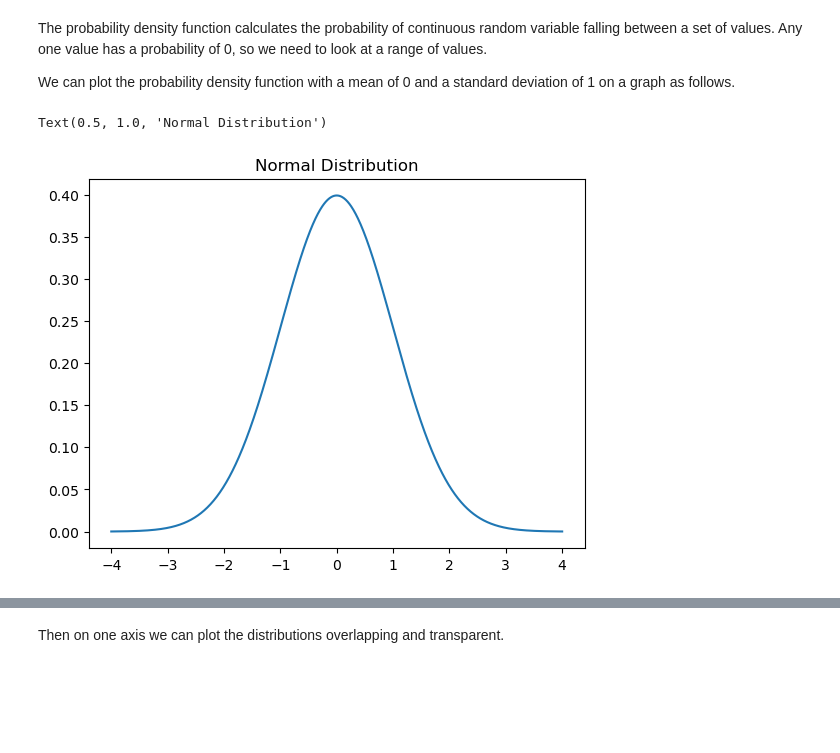
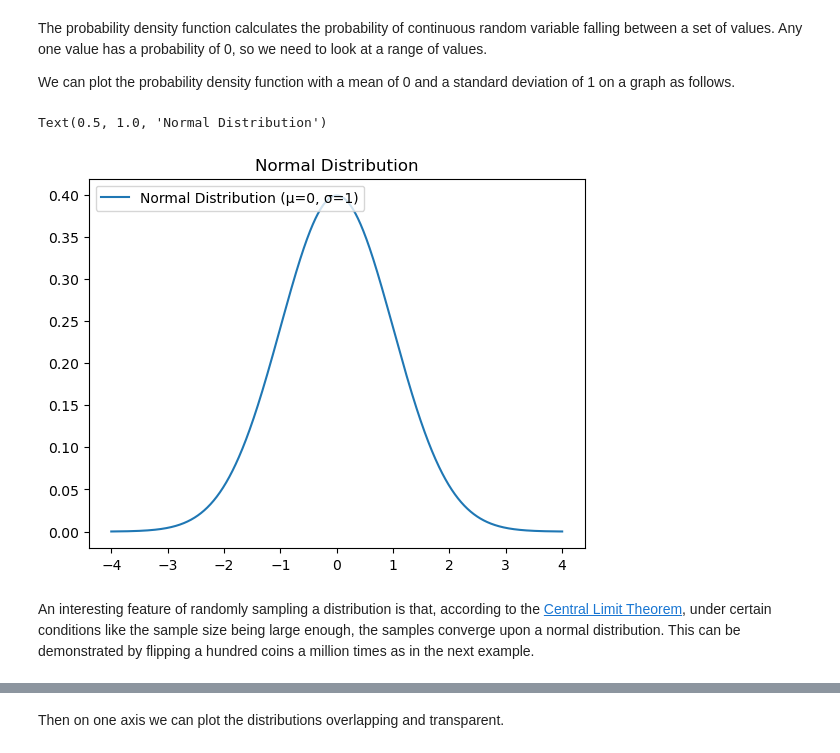
Before and after one commit to CeamanCollins/applied-statistics-assessment, a Jupyter notebook: problems.ipynb, the cells around one changed output, grey strips where cells are left out. Saved outputs shown, nothing was run; the diff lists cells and outputs as text; code cells hidden in the pictures; blank space fills up the shorter version.

```diff
--- a/problems.ipynb
+++ b/problems.ipynb
@@ -244,12 +227,15 @@ We can plot the probability density function with a mean of 0 and a standard dev
 # %%
 # Creating an array of 1001 x values from -4 to 4.
 x = np.linspace(-4, 4, 1001)
 # Calculating the corresponding y values using the probability density function.
 y = f(x)
 
 # Plotting the normal distribution.
 plt.plot(x, y, label='Normal Distribution (μ=0, σ=1)')
+plt.legend(loc='upper left')
 plt.title('Normal Distribution')
 # %% [output]
 Text(0.5, 1.0, 'Normal Distribution')
-[figure, old version]
+[figure, new version]
+# %% [markdown]
+An interesting feature of randomly sampling a distribution is that, according to the [Central Limit Theorem](https://en.wikipedia.org/wiki/Central_limit_theorem), under certain conditions like the sample size being large enough, the samples converge upon a normal distribution. This can be demonstrated by flipping a hundred coins a million times as in the next example.
```
Also changed, not shown: parts of 23 cells of this notebook.
